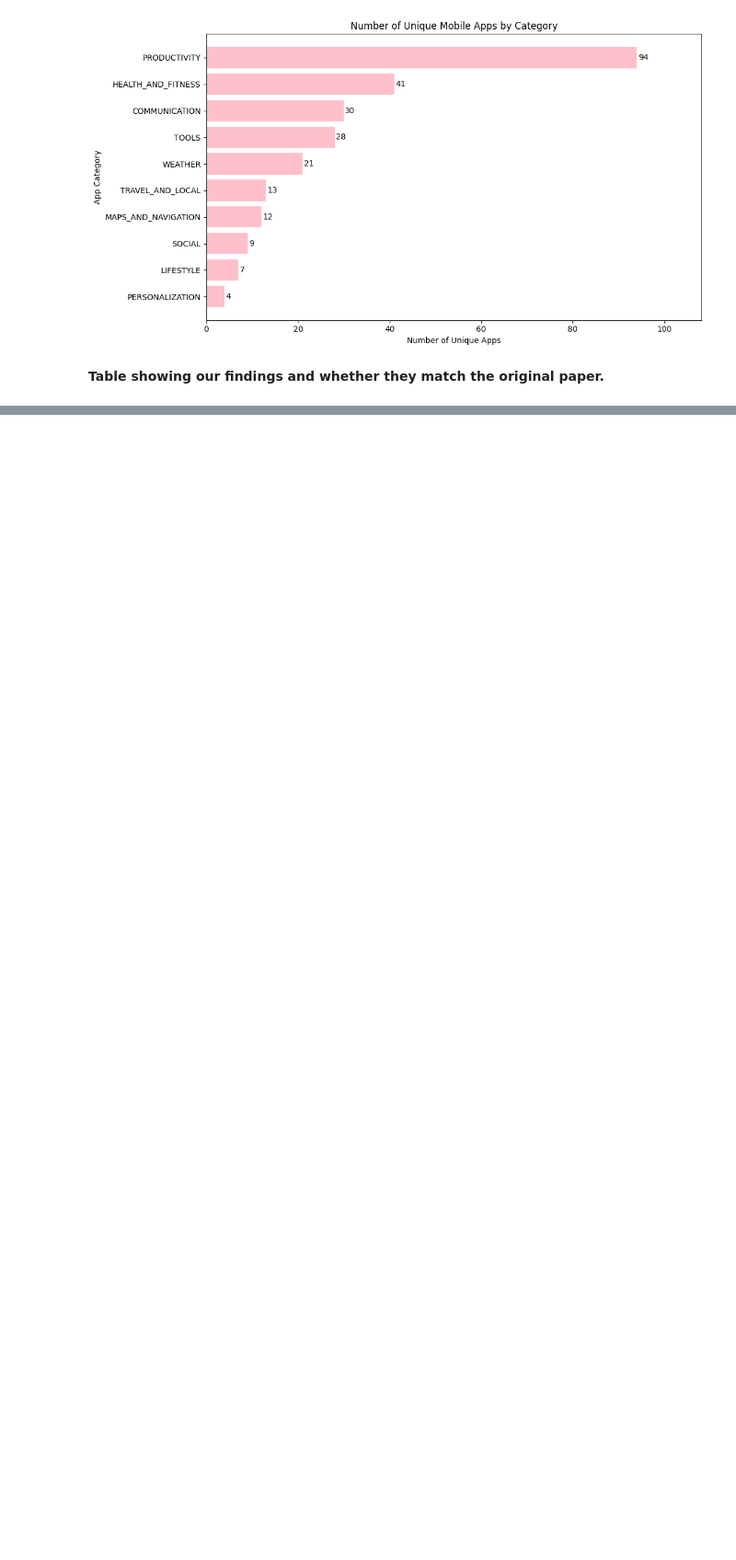
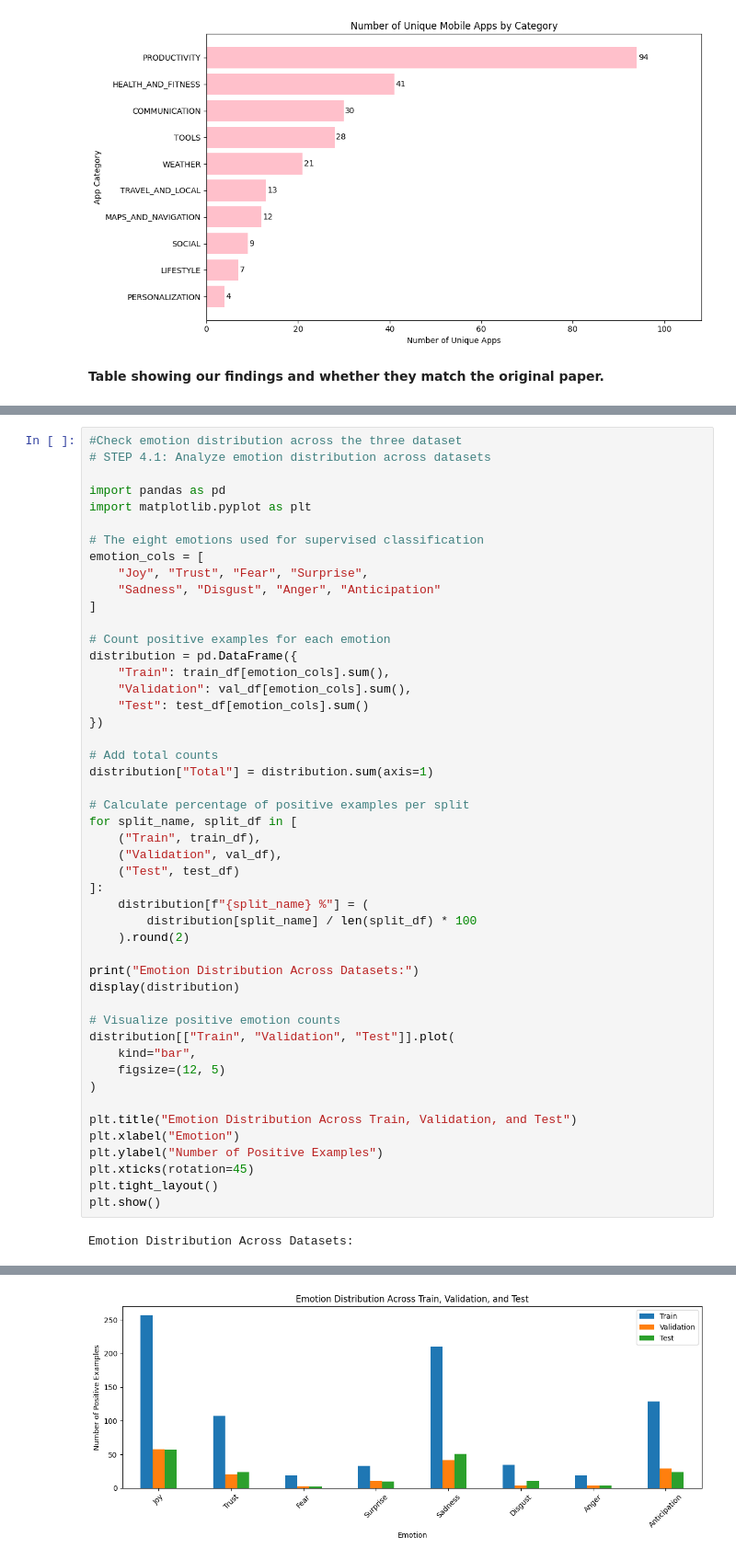
Before and after one commit to tiramisuuuuuuu/CMPE-252-Final-Project, a Jupyter notebook: Emotion_Classification_Project.ipynb, the cells around one changed output, grey strips where cells are left out. Shown at 92% size. Saved outputs shown, nothing was run; the diff lists cells and outputs as text; blank space fills up the shorter version.

Commit message:
commit -2 - train/validation/test split trained and quick sanity checks

```diff
--- a/Emotion_Classification_Project.ipynb
+++ b/Emotion_Classification_Project.ipynb
@@ -782,0 +1218,50 @@ display(validation_summary)
+# %%
+#Check emotion distribution across the three dataset
+# STEP 4.1: Analyze emotion distribution across datasets
+
+import pandas as pd
+import matplotlib.pyplot as plt
+
+# The eight emotions used for supervised classification
+emotion_cols = [
+    "Joy", "Trust", "Fear", "Surprise",
+    "Sadness", "Disgust", "Anger", "Anticipation"
+]
+
+# Count positive examples for each emotion
+distribution = pd.DataFrame({
+    "Train": train_df[emotion_cols].sum(),
+    "Validation": val_df[emotion_cols].sum(),
+    "Test": test_df[emotion_cols].sum()
+})
+
+# Add total counts
+distribution["Total"] = distribution.sum(axis=1)
+
+# Calculate percentage of positive examples per split
+for split_name, split_df in [
+    ("Train", train_df),
+    ("Validation", val_df),
+    ("Test", test_df)
+]:
+    distribution[f"{split_name} %"] = (
+        distribution[split_name] / len(split_df) * 100
+    ).round(2)
+
+print("Emotion Distribution Across Datasets:")
+display(distribution)
+
+# Visualize positive emotion counts
+distribution[["Train", "Validation", "Test"]].plot(
+    kind="bar",
+    figsize=(12, 5)
+)
+
+plt.title("Emotion Distribution Across Train, Validation, and Test")
+plt.xlabel("Emotion")
+plt.ylabel("Number of Positive Examples")
+plt.xticks(rotation=45)
+plt.tight_layout()
+plt.show()
+# %% [output]
+Emotion Distribution Across Datasets:
@@ -782,0 +1277 @@ display(validation_summary)
+[figure, added]
```
Also changed, not shown: parts of 13 cells of this notebook.
